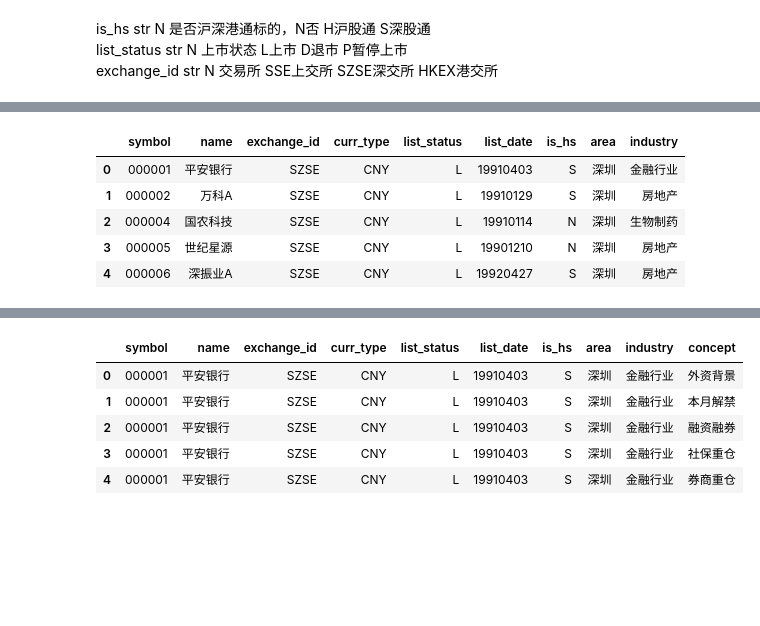
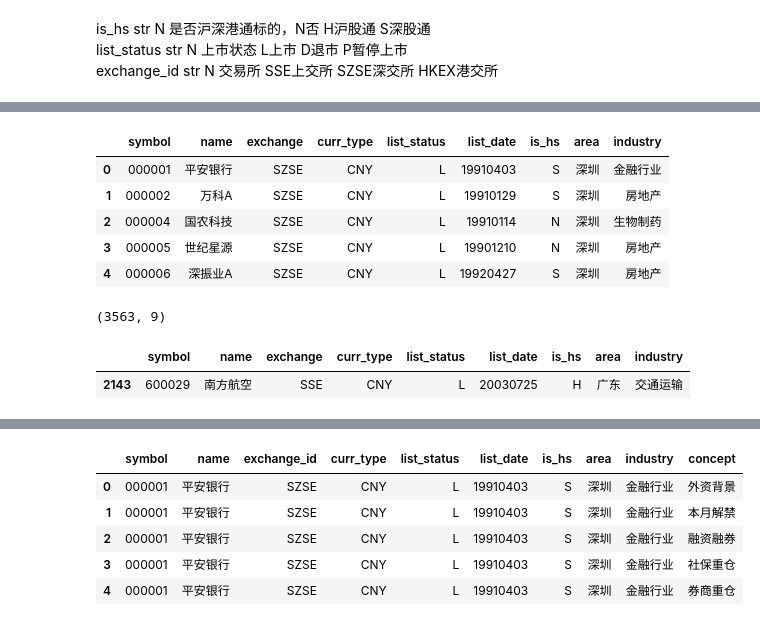
Before and after one commit to mayi140611/finance, a Jupyter notebook: 股票画像.ipynb, the cells around one changed output, grey strips where cells are left out. Drawn from its saved outputs; the diff is of its cells as text; code cells hidden in the pictures; blank space fills up the shorter version.

```diff
--- a/股票画像.ipynb
+++ b/股票画像.ipynb
@@ -15,5 +22,5 @@ pro = ts.pro_api()
 # %%
-data = pro.stock_basic(exchange_id='', is_hs='', fields='symbol,name,is_hs,exchange_id,list_date,list_status,curr_type')
+data = pro.stock_basic(exchange='', is_hs='', fields='symbol,name,is_hs,exchange,list_date,list_status,curr_type')
 # %%
 data.shape
 # %% [output]
@@ -94,10 +121,14 @@ hangye = hangye.rename(columns={'code':'symbol','c_name':'industry'})
 # %%
-df3 = pd.merge(df2,hangye.iloc[:,[0,2]],on='symbol')
-df3.head()
+df4 = pd.merge(df2,hangye.iloc[:,[0,2]],on='symbol',how='left')
+df4.head()
 # %% [output]
-|  | symbol | name | exchange_id | curr_type | list_status | list_date | is_hs | area | industry |
+|  | symbol | name | exchange | curr_type | list_status | list_date | is_hs | area | industry |
 | 0 | 000001 | 平安银行 | SZSE | CNY | L | 19910403 | S | 深圳 | 金融行业 |
 | 1 | 000002 | 万科A | SZSE | CNY | L | 19910129 | S | 深圳 | 房地产 |
 | 2 | 000004 | 国农科技 | SZSE | CNY | L | 19910114 | N | 深圳 | 生物制药 |
 | 3 | 000005 | 世纪星源 | SZSE | CNY | L | 19901210 | N | 深圳 | 房地产 |
 | 4 | 000006 | 深振业A | SZSE | CNY | L | 19920427 | S | 深圳 | 房地产 |
+# %%
+df4.shape
+# %% [output]
+(3563, 9)
@@ -103,0 +137,5 @@ df3.head()
+# %%
+df5[df5['name']=='南方航空']
+# %% [output]
+|  | symbol | name | exchange | curr_type | list_status | list_date | is_hs | area | industry |
+| 2143 | 600029 | 南方航空 | SSE | CNY | L | 20030725 | H | 广东 | 交通运输 |
```
Also changed, not shown: parts of 26 cells of this notebook.
